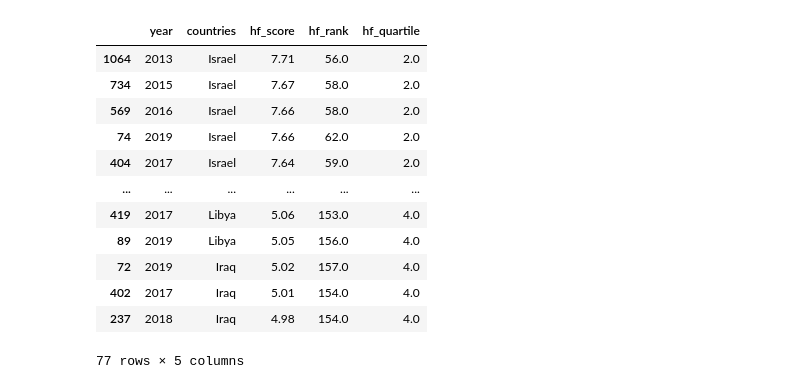
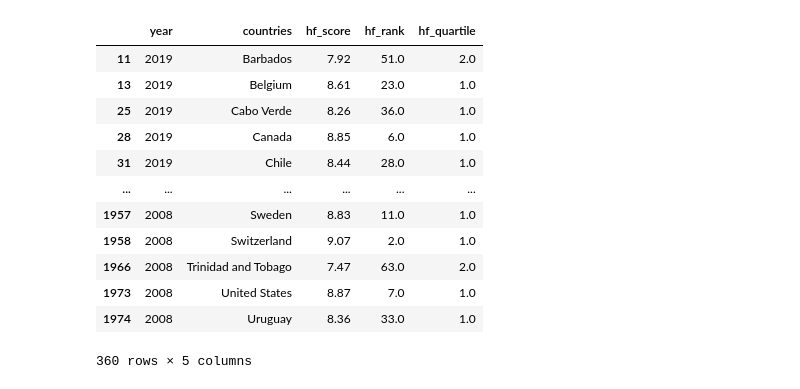
Before and after one commit to NJB7/HumanFreedomIndexProject, a Jupyter notebook: HFIProject.ipynb, the cells around one changed output. Cells and saved outputs as stored; diff of their text form; code cells hidden in the pictures.

```diff
--- a/HFIProject.ipynb
+++ b/HFIProject.ipynb
@@ -1,11 +1,6 @@
 # %%
 import pandas as pd
 import json
-# import requests
-# import time
-# only works in the base environment, if needed:
-# import openpyxl
-# Or give it the path:
 import sys
 sys.path.append('C:/Users/nicol/anaconda3/Lib/site-packages')
 import openpyxl
@@ -17,26 +12,14 @@ df1 = pd.read_json(path)
 # df1
 # print(df1)
 
-df2 = df1.sort_values("region", ascending = True)
-# df2.head(n=5)
+# list all columns
+cols = list(df1.columns.values)
+print(cols)
 
 # big picture stats:
-# df1.describe()
+df1.describe()
 
-# list all columns
-# cols = list(df1.columns.values)
-# print(cols)
-
-# to iterate through all rows - keep for later
+# to iterate through all rows - keep for later, just in case
 # for index, row in df1.iterrows():
 #     print(index, row)
-
-df3 = df1.drop(columns=['ISO', 'ef_government_consumption', 'ef_government_transfers', 'ef_government_enterprises', 'ef_government_tax_income', 'ef_government_tax_payroll', 'ef_government_tax', 'ef_government_soa', 'ef_government', 'ef_legal_judicial', 'ef_legal_courts', 'ef_legal_protection', 'ef_legal_military', 'ef_legal_integrity', 'ef_legal_enforcement', 'ef_legal_regulatory', 'ef_legal_police', 'ef_legal', 'ef_money_growth', 'ef_money_sd', 'ef_money_inflation', 'ef_money_currency', 'ef_money', 'ef_trade_tariffs_revenue', 'ef_trade_tariffs_mean', 'ef_trade_tariffs_sd', 'ef_trade_tariffs', 'ef_trade_regulatory_nontariff', 'ef_trade_regulatory_compliance', 'ef_trade_regulatory', 'ef_trade_black', 'ef_trade_movement_foreign',
-                        'ef_trade_movement_capital', 'ef_trade_movement_visit', 'ef_trade_movement', 'ef_trade', 'ef_regulation_credit_ownership', 'ef_regulation_credit_private', 'ef_regulation_credit_interest', 'ef_regulation_credit', 'ef_regulation_labor_minwage', 'ef_regulation_labor_firing', 'ef_regulation_labor_bargain', 'ef_regulation_labor_hours', 'ef_regulation_labor_dismissal', 'ef_regulation_labor_conscription', 'ef_regulation_labor', 'ef_regulation_business_adm', 'ef_regulation_business_bureaucracy', 'ef_regulation_business_start', 'ef_regulation_business_bribes', 'ef_regulation_business_licensing', 'ef_regulation_business_compliance', 'ef_regulation_business', 'ef_regulation', 'ef_score', 'ef_rank'])
-
-
-cols = list(df3.columns.values)
-print(cols)
-
-# df3.head(n=5)
 # %% [output]
@@ -59,8 +71,7 @@ Length: 68, dtype: object
 # %%
 # single condition:
-df3 = df3.sort_values("hf_score", ascending=False)
-df3 = df3.loc[df3["region"] == "Middle East & North Africa"]
-df3
+(df3.sort_values("hf_score", ascending=False)
+    .loc[df3["region"] == "Middle East & North Africa"])
 # %% [output]
 |  | year | countries | region | hf_score | hf_rank | hf_quartile | pf_rol_procedural | pf_rol_civil | ... |
 | 1064 | 2013 | Israel | Middle East & North Africa | 7.71 | 56.0 | 2.0 | NaN | NaN | ... |
@@ -125,6 +196,5 @@ df5
 # %%
-df6 = df3.loc[(df3["pf_expression_internet"] > 7) | (
-    df3["pf_expression_media"] > 7)].drop(columns=['region'])
-df6
+dfmedia = df3.loc[(df3["pf_expression_internet"] > 9) & (df3["pf_expression_media"] > 9)].drop(columns=['region'])
+dfmedia
 # %% [output]
 |  | year | countries | hf_score | hf_rank | hf_quartile | pf_rol_procedural | pf_rol_civil | pf_rol_criminal | ... |
@@ -143,19 +213,18 @@ df6
 # %%
-df7 = df6[df6.columns[0:5]].dropna()
-df7
+dfmedia[dfmedia.columns[0:5]].dropna()
 # %% [output]
 |  | year | countries | hf_score | hf_rank | hf_quartile |
-| 1064 | 2013 | Israel | 7.71 | 56.0 | 2.0 |
-| 734 | 2015 | Israel | 7.67 | 58.0 | 2.0 |
-| 569 | 2016 | Israel | 7.66 | 58.0 | 2.0 |
-| 74 | 2019 | Israel | 7.66 | 62.0 | 2.0 |
-| 404 | 2017 | Israel | 7.64 | 59.0 | 2.0 |
+| 11 | 2019 | Barbados | 7.92 | 51.0 | 2.0 |
+| 13 | 2019 | Belgium | 8.61 | 23.0 | 1.0 |
+| 25 | 2019 | Cabo Verde | 8.26 | 36.0 | 1.0 |
+| 28 | 2019 | Canada | 8.85 | 6.0 | 1.0 |
+| 31 | 2019 | Chile | 8.44 | 28.0 | 1.0 |
 | ... | ... | ... | ... | ... | ... |
-| 419 | 2017 | Libya | 5.06 | 153.0 | 4.0 |
-| 89 | 2019 | Libya | 5.05 | 156.0 | 4.0 |
-| 72 | 2019 | Iraq | 5.02 | 157.0 | 4.0 |
-| 402 | 2017 | Iraq | 5.01 | 154.0 | 4.0 |
-| 237 | 2018 | Iraq | 4.98 | 154.0 | 4.0 |
+| 1957 | 2008 | Sweden | 8.83 | 11.0 | 1.0 |
+| 1958 | 2008 | Switzerland | 9.07 | 2.0 | 1.0 |
+| 1966 | 2008 | Trinidad and Tobago | 7.47 | 63.0 | 2.0 |
+| 1973 | 2008 | United States | 8.87 | 7.0 | 1.0 |
+| 1974 | 2008 | Uruguay | 8.36 | 33.0 | 1.0 |
-77 rows × 5 columns
+360 rows × 5 columns
 # %%
 # df6[df6.columns[0:5]]
```
Also changed, not shown: parts of 15 cells of this notebook, 3 other files.
